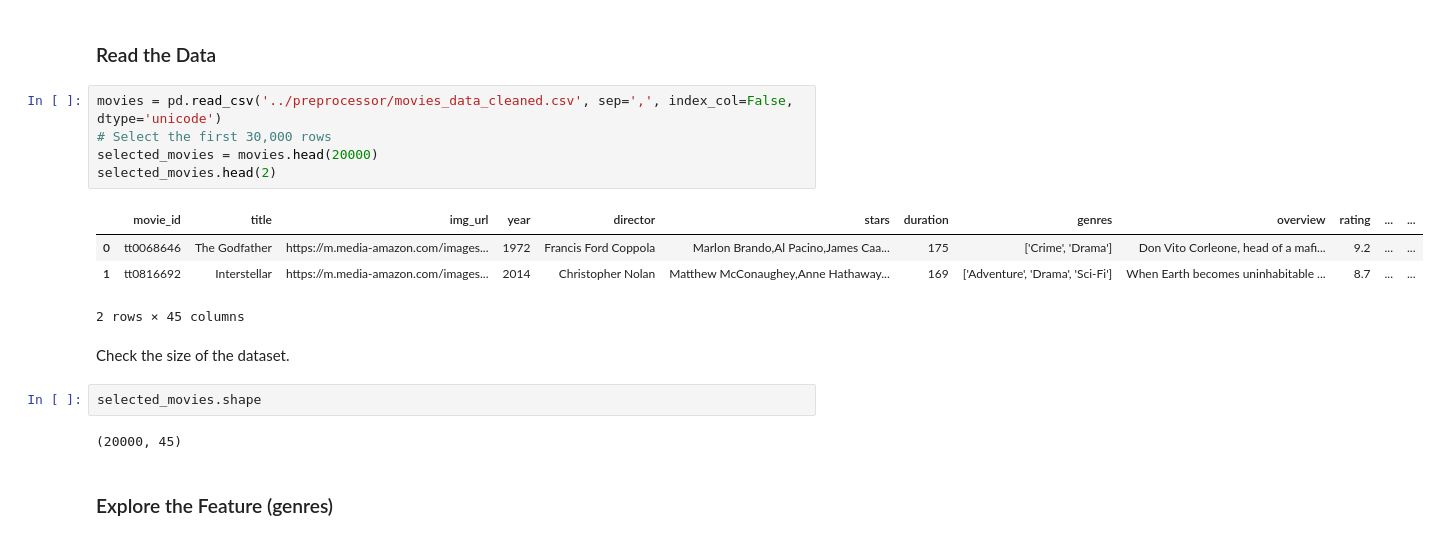
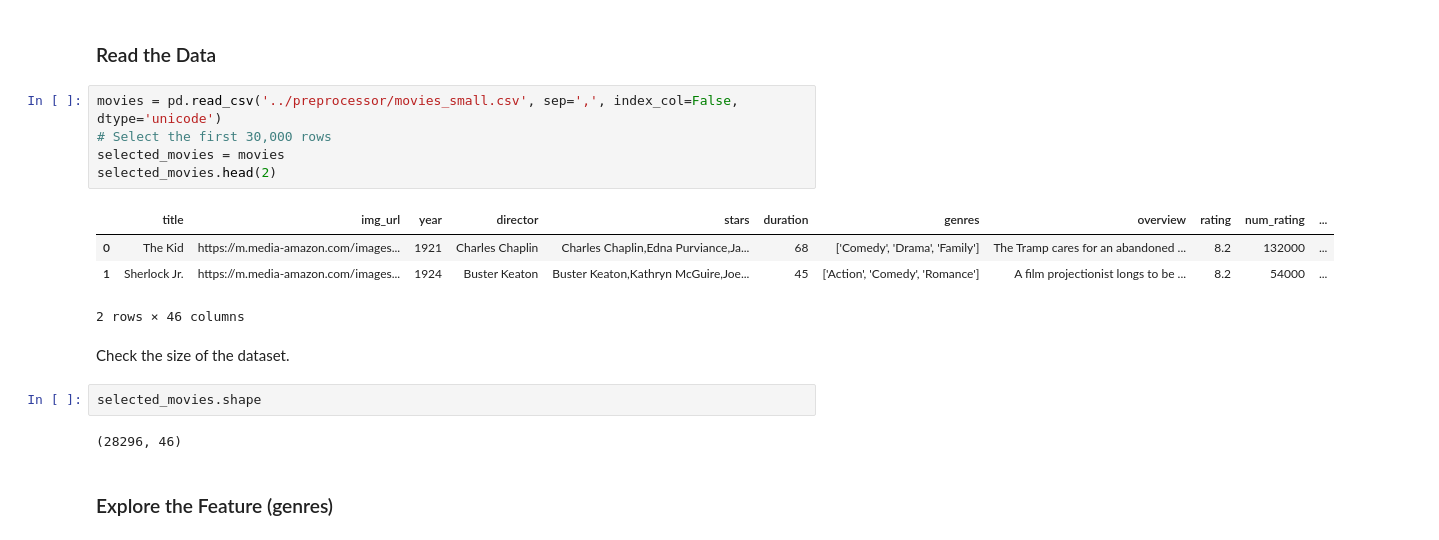
Before and after one commit to minhdo2207/Movie_Recommendation_Web, a Jupyter notebook: algorithm/content_based_recommender.ipynb, the cells around one changed output. Saved outputs shown, nothing was run; the diff lists cells and outputs as text.

```diff
--- a/algorithm/content_based_recommender.ipynb
+++ b/algorithm/content_based_recommender.ipynb
@@ -11,21 +11,21 @@ import matplotlib.pyplot as plt
 # %% [markdown]
 ### Read the Data
 # %%
-movies = pd.read_csv('../preprocessor/movies_data_cleaned.csv', sep=',', index_col=False, dtype='unicode')
+movies = pd.read_csv('../preprocessor/movies_small.csv', sep=',', index_col=False, dtype='unicode')
 # Select the first 30,000 rows
-selected_movies = movies.head(20000)
+selected_movies = movies
 selected_movies.head(2)
 # %% [output]
-|  | movie_id | title | img_url | year | director | stars | duration | genres | overview | rating | ... | ... |
-| 0 | tt0068646 | The Godfather | https://m.media-amazon.com/images... | 1972 | Francis Ford Coppola | Marlon Brando,Al Pacino,James Caa... | 175 | ['Crime', 'Drama'] | Don Vito Corleone, head of a mafi... | 9.2 | ... | ... |
-| 1 | tt0816692 | Interstellar | https://m.media-amazon.com/images... | 2014 | Christopher Nolan | Matthew McConaughey,Anne Hathaway... | 169 | ['Adventure', 'Drama', 'Sci-Fi'] | When Earth becomes uninhabitable ... | 8.7 | ... | ... |
+|  | title | img_url | year | director | stars | duration | genres | overview | rating | num_rating | ... |
+| 0 | The Kid | https://m.media-amazon.com/images... | 1921 | Charles Chaplin | Charles Chaplin,Edna Purviance,Ja... | 68 | ['Comedy', 'Drama', 'Family'] | The Tramp cares for an abandoned ... | 8.2 | 132000 | ... |
+| 1 | Sherlock Jr. | https://m.media-amazon.com/images... | 1924 | Buster Keaton | Buster Keaton,Kathryn McGuire,Joe... | 45 | ['Action', 'Comedy', 'Romance'] | A film projectionist longs to be ... | 8.2 | 54000 | ... |
-2 rows × 45 columns
+2 rows × 46 columns
 # %% [markdown]
 Check the size of the dataset.
 # %%
 selected_movies.shape
 # %% [output]
-(20000, 45)
+(28296, 46)
 # %% [markdown]
 ### Explore the Feature (genres)
 # %% [markdown]
```
Also changed, not shown: parts of 8 cells of this notebook.
